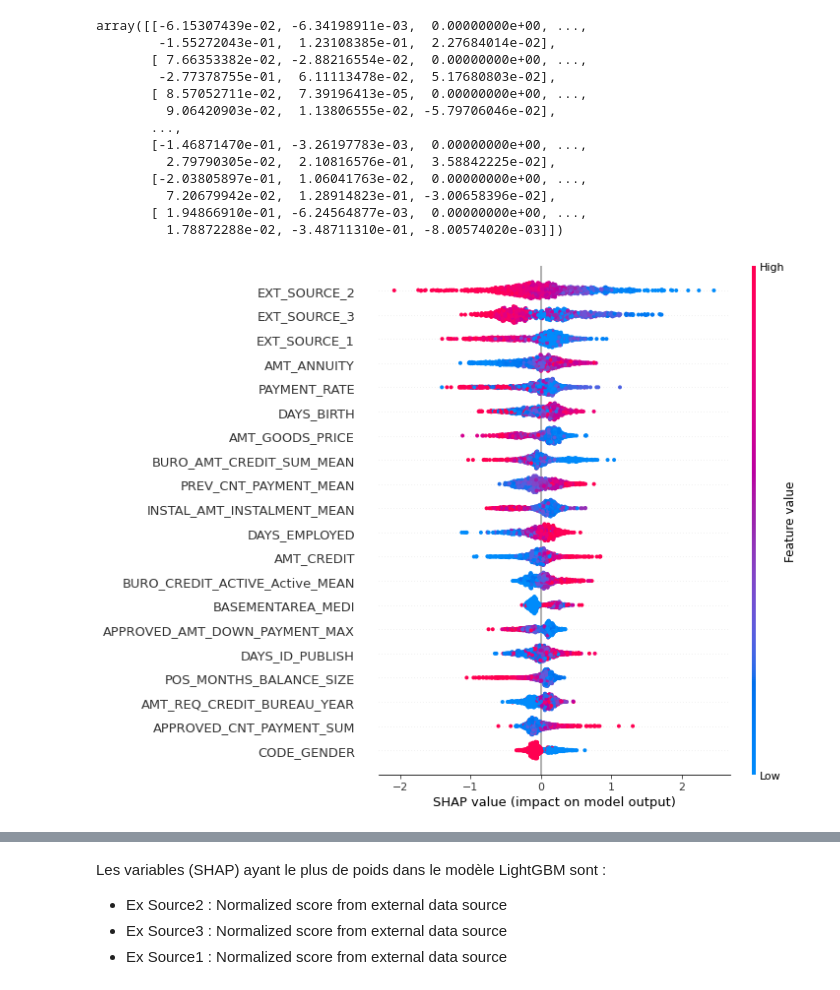
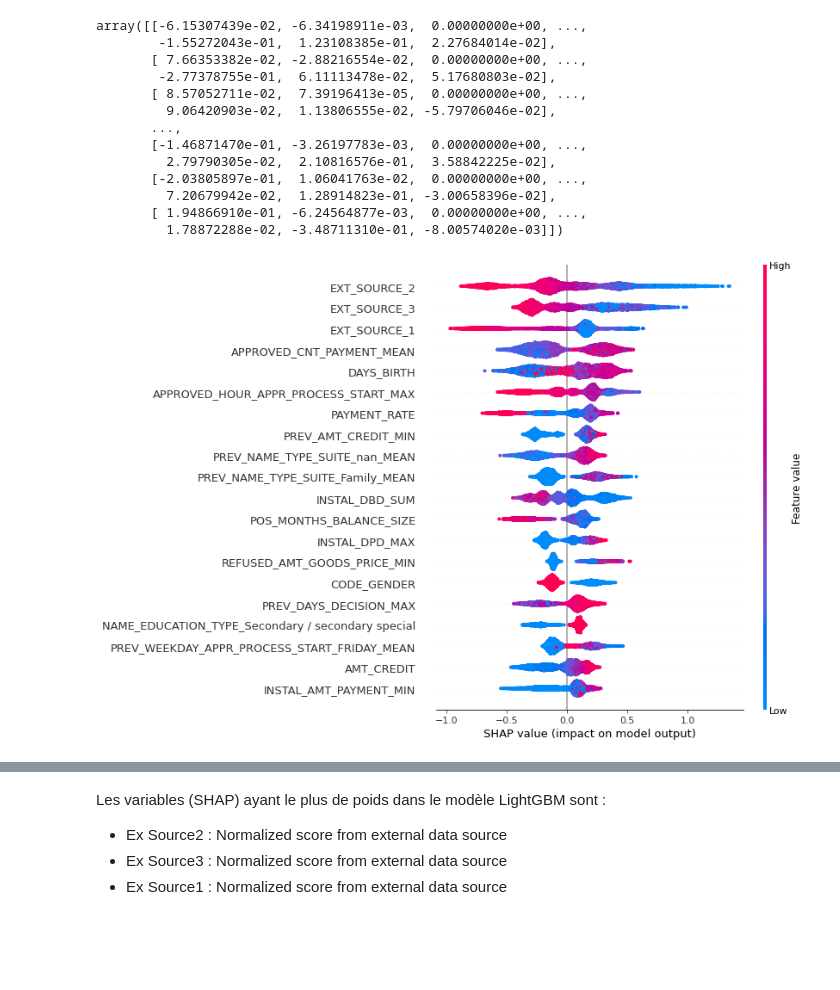
Before and after one commit to mikoa9/projet7-credit, a Jupyter notebook: notebooks/P7 Modelisation.ipynb, the cells around one changed output, grey strips where cells are left out. Drawn from its saved outputs; the diff is of its cells as text; code cells hidden in the pictures; blank space fills up the shorter version.

```diff
--- a/notebooks/P7 Modelisation.ipynb
+++ b/notebooks/P7 Modelisation.ipynb
@@ -557,7 +532,7 @@ xgb_optimize = optimize_function(XGBClassifier, skf, "XGBClassifier", inverted_r
 search_space_rf = {
     'params':
     {
-      'n_estimators':hp.randint('n_estimators',100)+1,
+      'n_estimators':hp.randint('n_estimators',50)+1,
       'max_depth': hp.randint('max_depth',100)+1,
       'min_samples_split':hp.uniform('min_samples_split',0,1),
       'min_samples_leaf':hp.randint('min_samples_leaf',10)+1,
@@ -709,16 +699,3 @@ best_params_xg_eval
-# %%
-best_params_xg_eval = {'params': {'colsample_bytree': 0.19148255010098425,
-  'learning_rate': 0.47503554065231157,
-  'max_depth': 4,
-  'min_child_weight': 36.334031142812876,
-  'min_split_gain': 0.21294618277792632,
-  'n_estimators': 930,
-  'num_leaves': 34,
-  'reg_alpha': 0.3401996402360712,
-  'reg_lambda': 0.3690759337499333,
-  'subsample': 0.851090453999259},
- 'sampling': 'resampling',
- 'threshold': 0.45307908401165375}
 # %%
 start = time.time()
 
@@ -778,16 +784,3 @@ best_params_lgbm_eval
-# %%
-best_params_lgbm_eval = {'params': {'colsample_bytree': 0.6962179216919926,
-  'learning_rate': 0.6242470478335127,
-  'max_depth': 3,
-  'min_child_weight': 37.29927760668633,
-  'min_split_gain': 0.08485001494481059,
-  'n_estimators': 930,
-  'num_leaves': 33,
-  'reg_alpha': 0.2545033476590577,
-  'reg_lambda': 0.6371738706313171,
-  'subsample': 0.6088886751473388},
- 'sampling': 'resampling',
- 'threshold': 0.5099133836315484}
 # %%
 # Meilleurs paramètres lightGBM avec bank metric
 best_params_lgbm_bank_eval = space_eval(search_space_xgboost, best_params_lgbm_bank)
@@ -795,16 +801,3 @@ best_params_lgbm_bank_eval
-# %%
-best_params_lgbm_bank_eval = {'params': {'colsample_bytree': 0.40129630648761583,
-  'learning_rate': 0.521925409213364,
-  'max_depth': 5,
-  'min_child_weight': 36.36790855219478,
-  'min_split_gain': 0.7653504354182105,
-  'n_estimators': 931,
-  'num_leaves': 35,
-  'reg_alpha': 0.7405116500815483,
-  'reg_lambda': 0.09859887985145921,
-  'subsample': 0.831006810376344},
- 'sampling': 'resampling',
- 'threshold': 0.5538505437835136}
 # %%
 # Execution du modèle
 start = time.time()
@@ -1026,19 +1013,18 @@ array([[-6.15307439e-02, -6.34198911e-03,  0.00000000e+00, ...,
        [ 1.94866910e-01, -6.24564877e-03,  0.00000000e+00, ...,
          1.78872288e-02, -3.48711310e-01, -8.00574020e-03]])
 # %%
-# equilibrated case
-background = X.sample(1000) #X is equilibrated
+background = X#.sample(1000)
 
 # background used in explainer defines base value
 explainer_t = shap.TreeExplainer(lgbm_model_bank, background, model_output="raw" )
 
 shap_values_t = explainer_t.shap_values(background, check_additivity=False)
 
 #background used in the plot, the points that are visible on the plot
 
 shap.summary_plot(shap_values_t, background, feature_names=background.columns)
 # %% [output]
-[figure, old version]
+[figure, new version]
 # %%
 explainer_s = shap.Explainer(lgbm_model_bank)
 shap_values_e = explainer_s(X)
```
Also changed, not shown: parts of 55 cells of this notebook.
